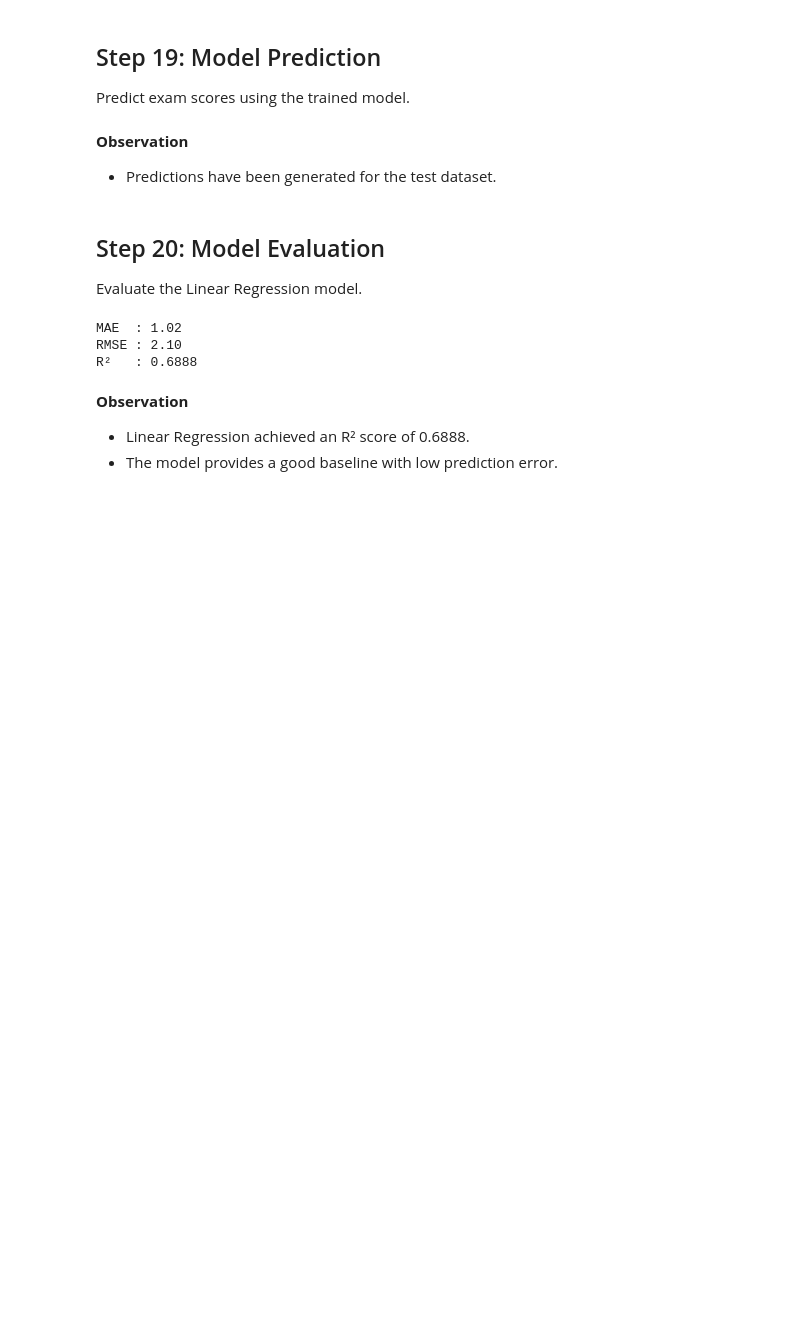
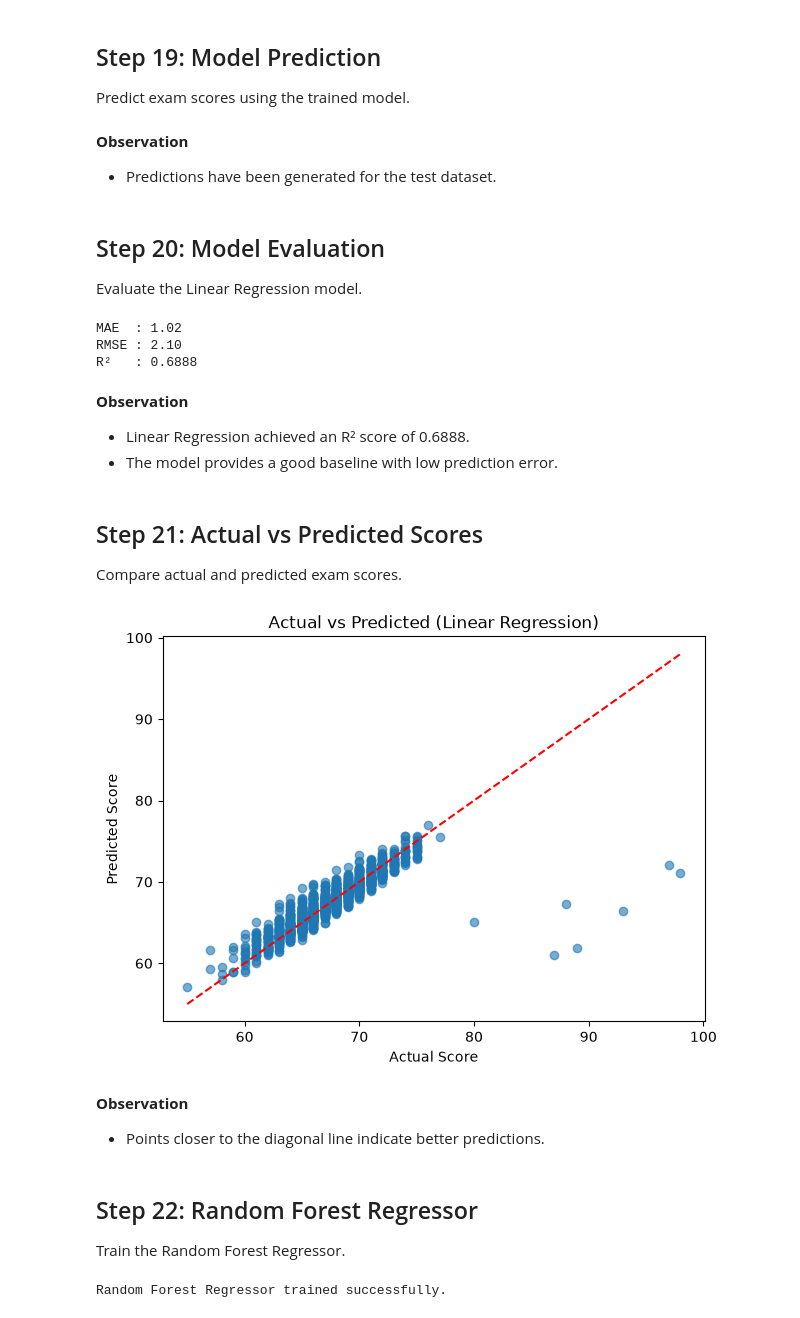
Before and after one commit to heydhwani/Smart_Study_Performance_Predictor, a Jupyter notebook: notebooks/smart_study_performance_predictor.ipynb, the cells around one changed output. Saved outputs shown, nothing was run; the diff lists cells and outputs as text; code cells hidden in the pictures; blank space fills up the shorter version.

Commit message:
trained random forest regressor model

```diff
--- a/notebooks/smart_study_performance_predictor.ipynb
+++ b/notebooks/smart_study_performance_predictor.ipynb
@@ -400,3 +400,44 @@ R²   : 0.6888
 **Observation**
 - Linear Regression achieved an R² score of 0.6888.
 - The model provides a good baseline with low prediction error.
+# %% [markdown]
+## Step 21: Actual vs Predicted Scores
+Compare actual and predicted exam scores.
+# %%
+plt.figure(figsize=(7,5))
+
+plt.scatter(y_test, y_pred_lr, alpha=0.6)
+
+plt.plot(
+    [y_test.min(), y_test.max()],
+    [y_test.min(), y_test.max()],
+    color="red",
+    linestyle="--"
+)
+
+plt.xlabel("Actual Score")
+plt.ylabel("Predicted Score")
+plt.title("Actual vs Predicted (Linear Regression)")
+
+plt.show()
+# %% [output]
+[figure, added]
+# %% [markdown]
+**Observation**
+- Points closer to the diagonal line indicate better predictions.
+# %% [markdown]
+## Step 22: Random Forest Regressor
+Train the Random Forest Regressor.
+# %%
+from sklearn.ensemble import RandomForestRegressor
+
+rf_reg = RandomForestRegressor(
+    n_estimators=100,
+    random_state=42
+)
+
+rf_reg.fit(X_train, y_train)
+
+print("Random Forest Regressor trained successfully.")
+# %% [output]
+Random Forest Regressor trained successfully.
```
